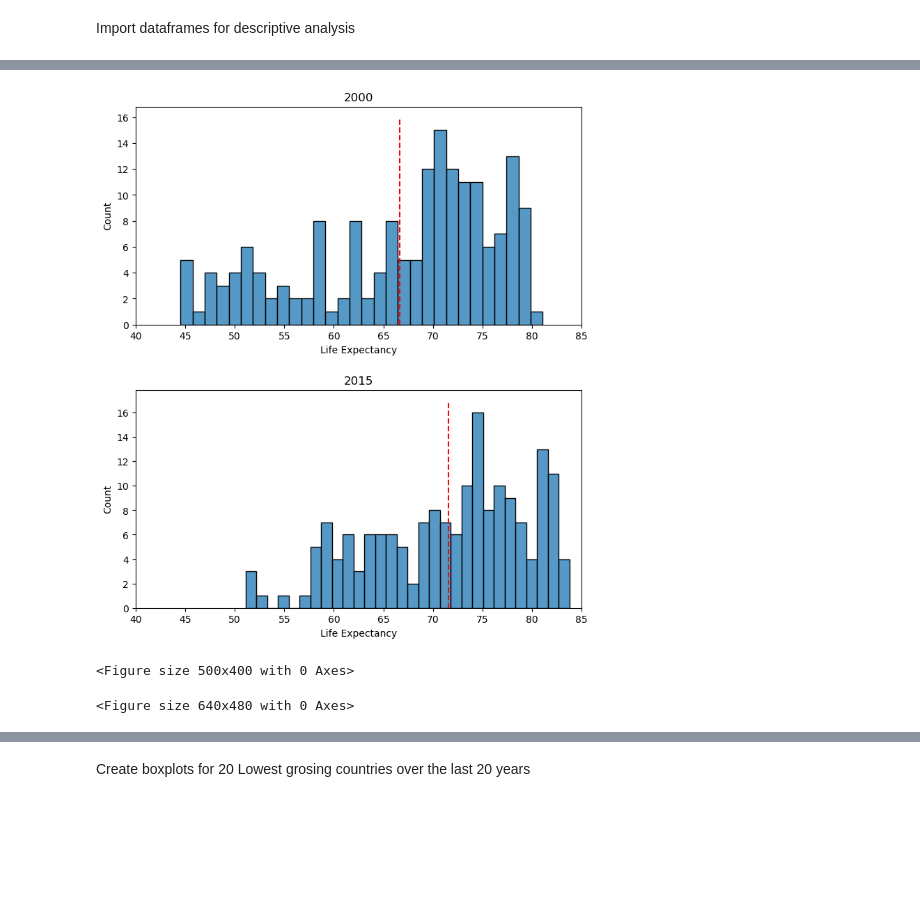
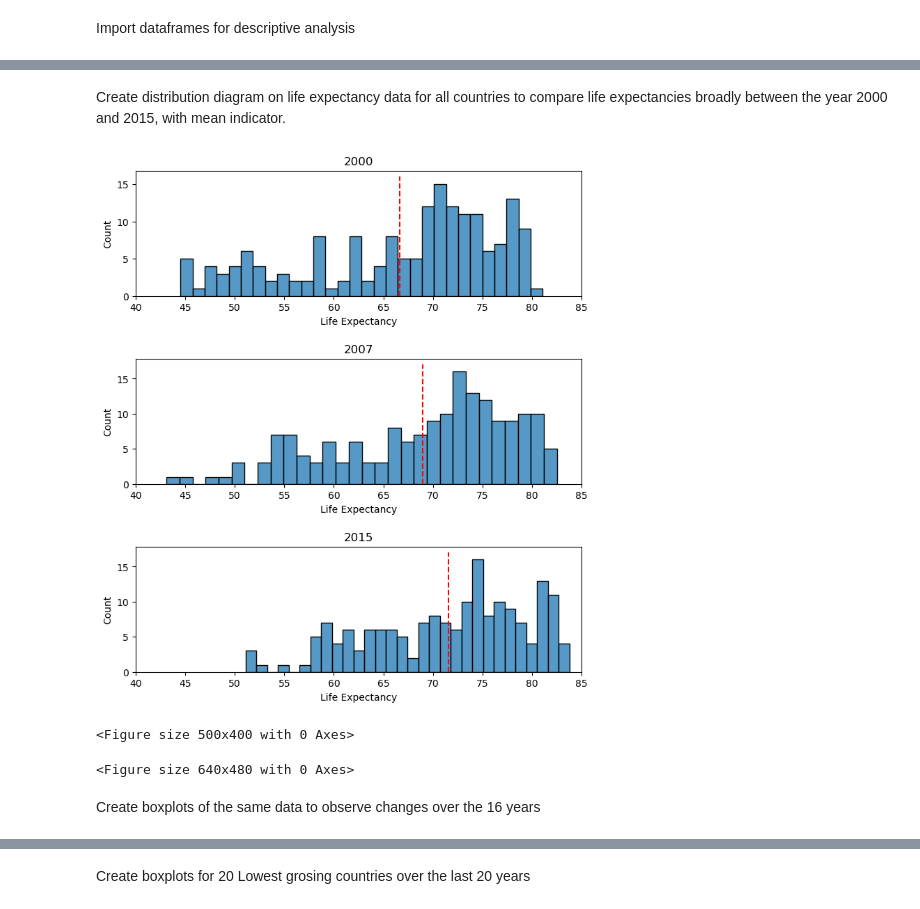
Before and after one commit to WVDevCode/Life_Expectancy_and_GDP, a Jupyter notebook: Notebooks/descriptive_analysis.ipynb, the cells around one changed output, grey strips where cells are left out. Cells and saved outputs as stored; diff of their text form; code cells hidden in the pictures; blank space fills up the shorter version.

```diff
--- a/Notebooks/descriptive_analysis.ipynb
+++ b/Notebooks/descriptive_analysis.ipynb
@@ -17,28 +89,40 @@ lowest_grossing = pd.read_csv('../Datasets/Cleaned_datasets/Lowest_Grossing_Coun
+# %% [markdown]
+Create distribution diagram on life expectancy data for all countries to compare life expectancies broadly between the year 2000 and 2015, with mean indicator.
 # %%
 year_2000_le_all = life_expectancy['life_expectancy'][life_expectancy['year'] == 2000]
 year_2000_le_mean = np.mean(life_expectancy['life_expectancy'][life_expectancy['year'] == 2000])
+year_2007_le_all = life_expectancy['life_expectancy'][life_expectancy['year'] == 2007]
+year_2007_le_mean = np.mean(life_expectancy['life_expectancy'][life_expectancy['year'] == 2007])
 year_2015_le_all = life_expectancy['life_expectancy'][life_expectancy['year'] == 2015]
 year_2015_le_mean = np.mean(life_expectancy['life_expectancy'][life_expectancy['year'] == 2015])
 
 
-plt.subplot(2, 1, 1)
+plt.subplot(3, 1, 1)
 sns.histplot(list(year_2000_le_all), bins=30)
-plt.subplots_adjust(0, 1, 1, 2.5, 3, 0.3)
+plt.subplots_adjust(0, 1, 1, 2.5, 3, 0.5)
 plt.vlines(year_2000_le_mean, 0, 16, colors='red', linestyles='--')
 plt.title('2000')
 plt.xlabel('Life Expectancy')
 plt.xlim(40, 85)
-plt.subplot(2, 1, 2)
+plt.subplot(3, 1, 2)
+sns.histplot(list(year_2007_le_all), bins=30)
+plt.vlines(year_2007_le_mean, 0, 17, colors='red', linestyles='--')
+plt.title('2007')
+plt.xlabel('Life Expectancy')
+plt.xlim(40, 85)
+plt.subplot(3, 1, 3)
 sns.histplot(list(year_2015_le_all), bins=30)
 plt.vlines(year_2015_le_mean, 0, 17, colors='red', linestyles='--')
 plt.title('2015')
 plt.xlabel('Life Expectancy')
 plt.xlim(40, 85)
 plt.figure(figsize= [5, 4])
 plt.show()
 plt.clf()
 # %% [output]
-[figure, old version]
+[figure, new version]
 <Figure size 500x400 with 0 Axes>
 <Figure size 640x480 with 0 Axes>
+# %% [markdown]
+Create boxplots of the same data to observe changes over the 16 years
 # %%
```
Also changed, not shown: parts of 23 cells of this notebook, 7 other files.
